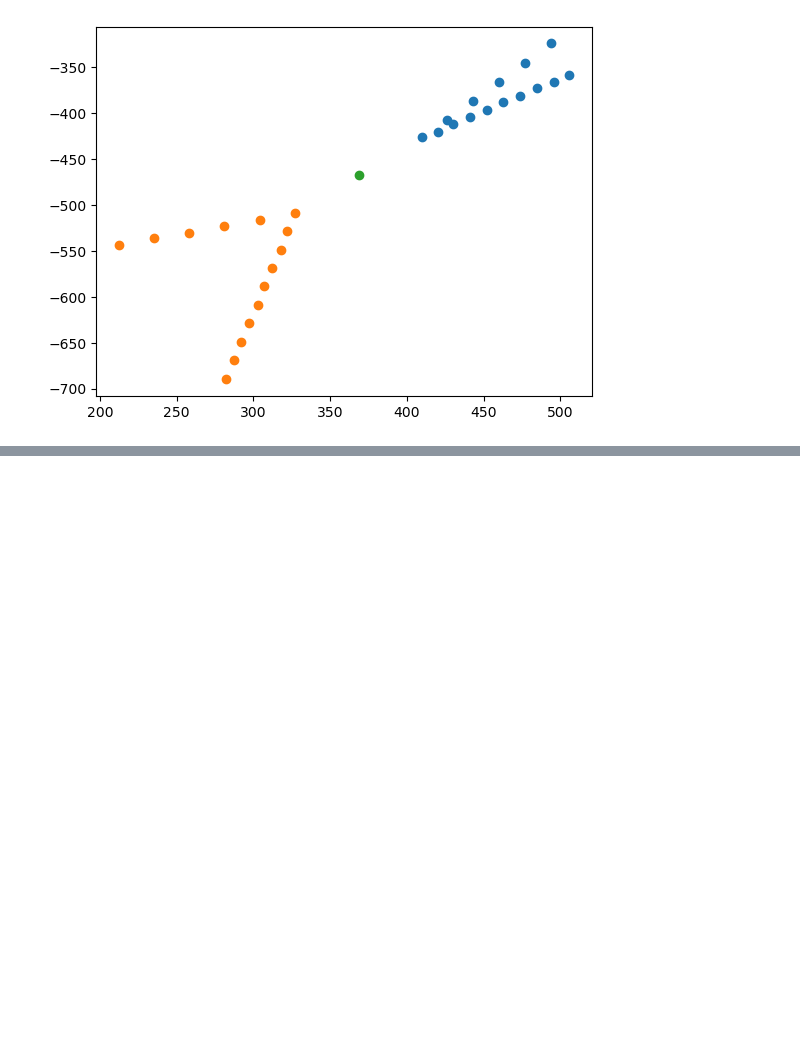
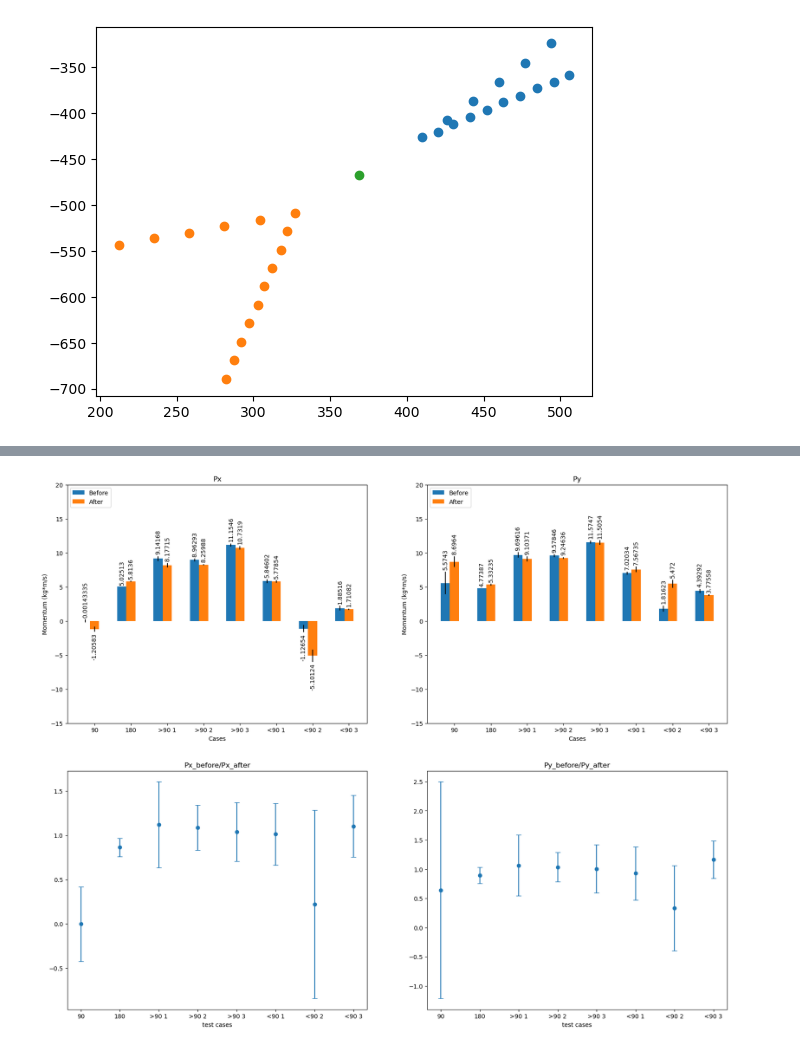
Before and after one commit to SeungheonOh/Physics206Labs, a Jupyter notebook: lab4/lab.ipynb, the cells around one changed output, grey strips where cells are left out. Drawn from its saved outputs; the diff is of its cells as text; code cells hidden in the pictures; blank space fills up the shorter version.

```diff
--- a/lab4/lab.ipynb
+++ b/lab4/lab.ipynb
@@ -13,6 +15,7 @@ def midpoint(a, b, c, d):
 DATA_PATH = "data/New/"
 
 DISCARD_AMOUNT = [2400, 2450, 0, 0, 0, 0, 0, 2550]
+CASE_NAMES = ["90", "180", ">90 1", ">90 2", ">90 3", "<90 1", "<90 2", "<90 3"]
 
 # 10g
 MASS = 10
@@ -80,7 +89,3 @@ for i in range(1, 9):
 [figure]
 [figure]
 [figure]
-# %%
-before, after = aroundContacts[0]
-
-before
@@ -187,0 +201,75 @@ Name: vy-lightorange, dtype: float64
+# %%
+bars = {
+    'Before': ([x["totalBeforePX"] for x in result], [x["totalBeforePXUncert"] for x in result]),
+    'After': ([x["totalAfterPX"] for x in result], [x["totalAfterPXUncert"] for x in result])
+}
+
+x = np.arange(len(CASE_NAMES))  # the label locations
+width = 0.25  # the width of the bars
+multiplier = 0
+
+fig, ((ax1, ax2), (ax3, ax4)) = plt.subplots(2, 2, figsize=(20, 16))
+
+for attribute, measurement in bars.items():
+    val, uncert = measurement
+    offset = width * multiplier
+    rects = ax1.bar(x + offset, val, width, yerr=uncert, label=attribute)
+    ax1.bar_label(rects, padding=3, rotation=90)
+    multiplier += 1
+
+# Add some text for labels, title and custom x-axis tick labels, etc.
+ax1.set_ylabel('Momentum (kg*m/s)')
+ax1.set_xlabel('Cases')
+ax1.set_title('Px')
+ax1.set_xticks(x + width, CASE_NAMES)
+ax1.legend(loc='upper left')
+ax1.set_ylim(-15, 20)
+
+
+bars = {
+    'Before': ([x["totalBeforePY"] for x in result], [x["totalBeforePYUncert"] for x in result]),
+    'After': ([x["totalAfterPY"] for x in result], [x["totalAfterPYUncert"] for x in result])
+}
+
+x = np.arange(len(CASE_NAMES))  # the label locations
+width = 0.25  # the width of the bars
+multiplier = 0
+
+for attribute, measurement in bars.items():
+    val, uncert = measurement
+    offset = width * multiplier
+    rects = ax2.bar(x + offset, val, width, yerr=uncert, label=attribute)
+    ax2.bar_label(rects, padding=3, rotation=90)
+    multiplier += 1
+
+# Add some text for labels, title and custom x-axis tick labels, etc.
+ax2.set_ylabel('Momentum (kg*m/s)')
+ax2.set_xlabel('Cases')
+ax2.set_title('Py')
+ax2.set_xticks(x + width, CASE_NAMES)
+ax2.legend(loc='upper left')
+ax2.set_ylim(-15, 20)
+
+ax3.scatter(x=np.arange(len(CASE_NAMES)), y=[x["beforeOverAfterX"] for x in result])
+ax3.errorbar(x=np.arange(len(CASE_NAMES)),
+        y=[x["beforeOverAfterX"] for x in result],
+        yerr=[x["beforeOverAfterXUncert"] for x in result],
+        capsize=4,
+        ls="none")
+ax3.set_title("Px_before/Px_after")
+ax3.set_xlabel("test cases")
+ax3.set_xticks(np.arange(len(CASE_NAMES)), labels=CASE_NAMES)
+
+ax4.scatter(x=np.arange(len(CASE_NAMES)), y=[x["beforeOverAfterY"] for x in result])
+ax4.errorbar(x=np.arange(len(CASE_NAMES)),
+        y=[x["beforeOverAfterY"] for x in result],
+        yerr=[x["beforeOverAfterYUncert"] for x in result],
+        capsize=4,
+        ls="none")
+
+ax4.set_title("Py_before/Py_after")
+ax4.set_xlabel("test cases")
+ax4.set_xticks(np.arange(len(CASE_NAMES)), labels=CASE_NAMES)
+
+()
+# %% [output]
@@ -187,0 +277 @@ Name: vy-lightorange, dtype: float64
+[figure, added]
```
Also changed, not shown: parts of 14 cells of this notebook.
